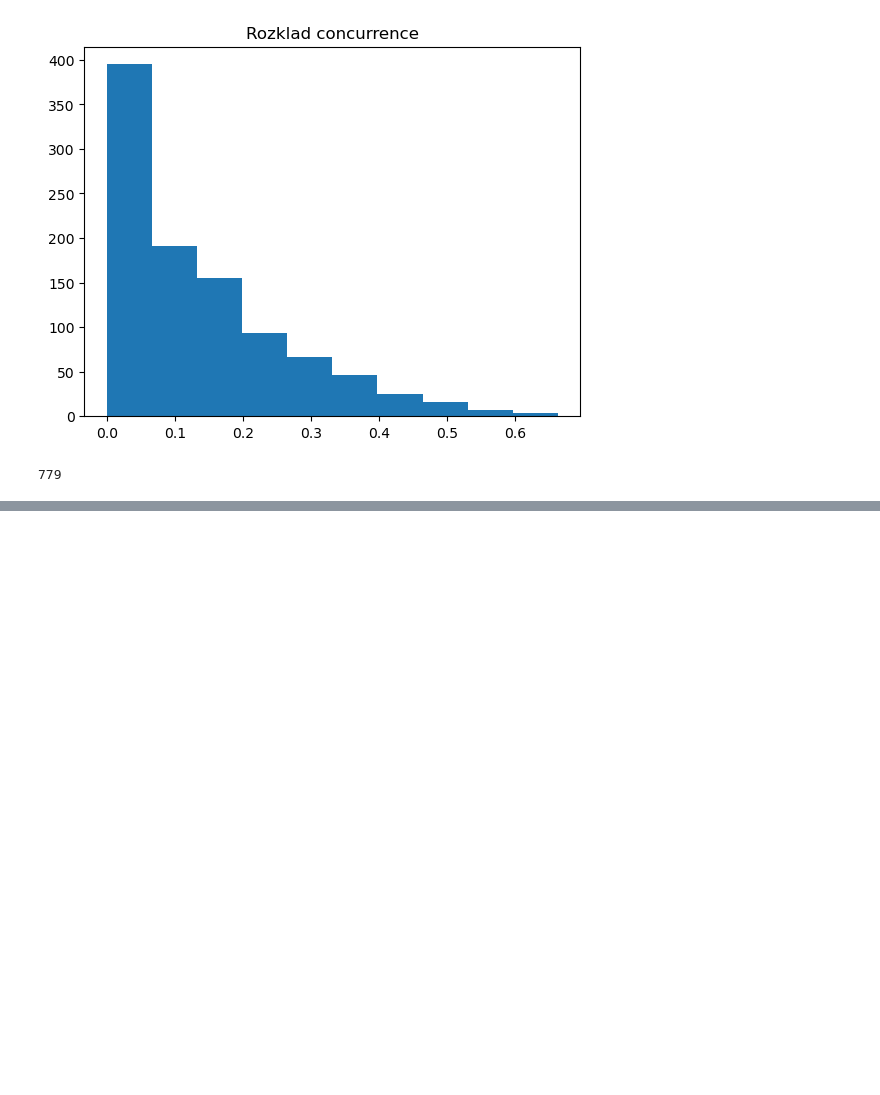
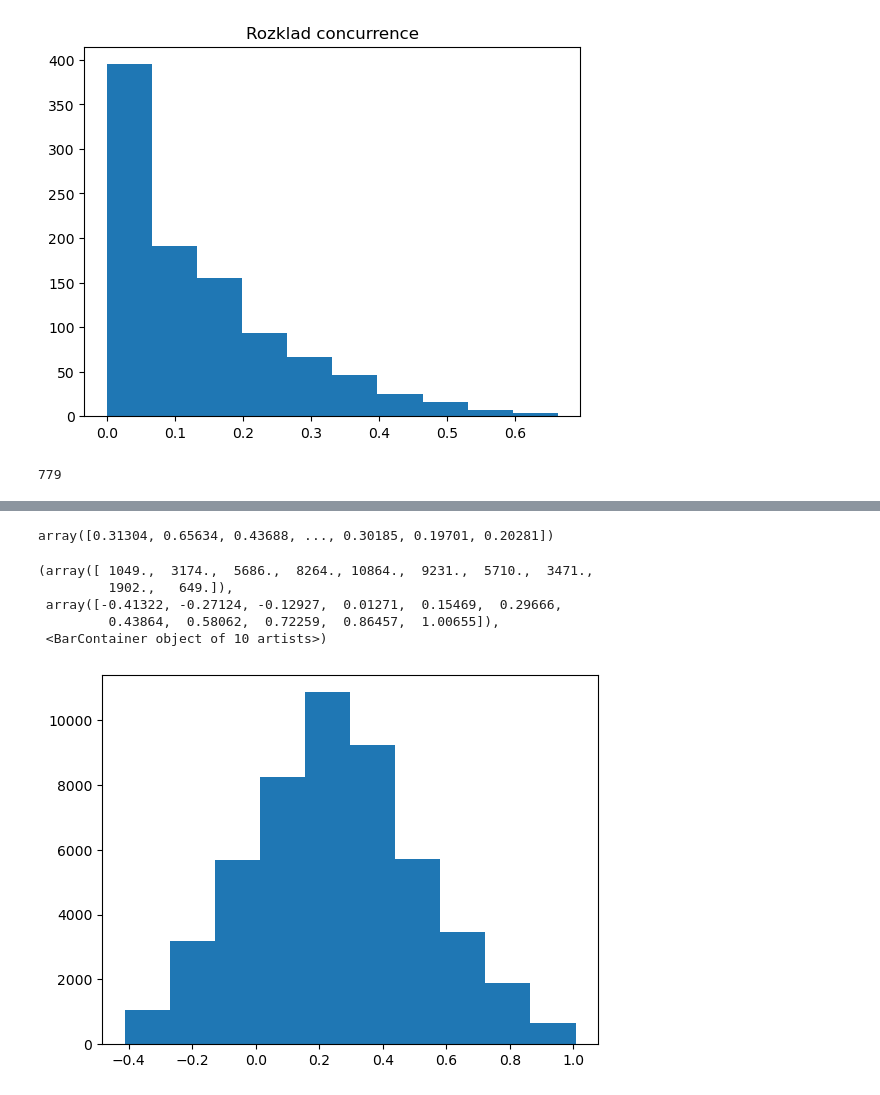
Before and after one commit to jkwiecien765/WernerTomography2, a Jupyter notebook: werner.ipynb, the cells around one changed output, grey strips where cells are left out. Drawn from its saved outputs; the diff is of its cells as text; code cells hidden in the pictures; blank space fills up the shorter version.

```diff
--- a/werner.ipynb
+++ b/werner.ipynb
@@ -709,0 +720,16 @@ def optimal_matrix_fidelity_discrete(dmA, angle):
+# %%
+test=density_matrix([[0.17391, 0.11115, 0.55678, 0.01256], [0.11115, 0.37977, 0.22071, 0.06785], [0.55678, 0.22071, 0.19975, 0.44867], [0.01256, 0.06785, 0.44867, 0.24658]])
+# %%
+test.set()
+test.data
+# %% [output]
+array([0.31304, 0.65634, 0.43688, ..., 0.30185, 0.19701, 0.20281])
+# %%
+plt.hist(test.data)
+# %% [output]
+(array([ 1049.,  3174.,  5686.,  8264., 10864.,  9231.,  5710.,  3471.,
+         1902.,   649.]),
+ array([-0.41322, -0.27124, -0.12927,  0.01271,  0.15469,  0.29666,
+         0.43864,  0.58062,  0.72259,  0.86457,  1.00655]),
+ <BarContainer object of 10 artists>)
+[figure, added]
```
Also changed, not shown: parts of 2 cells of this notebook, 1 other file.
